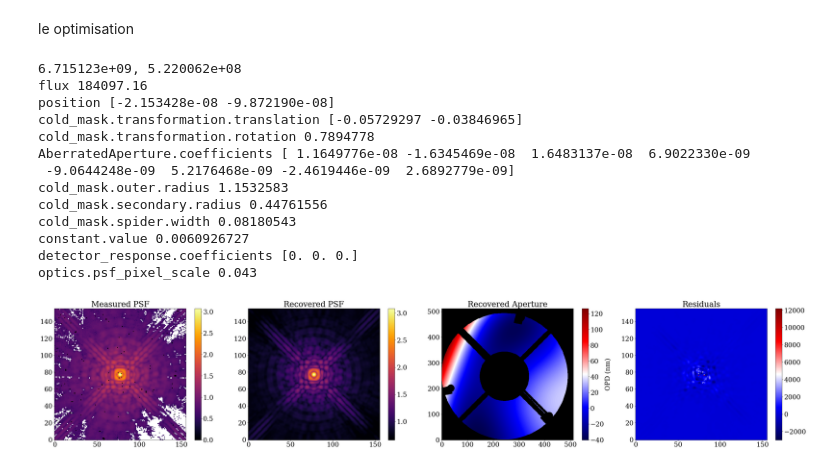
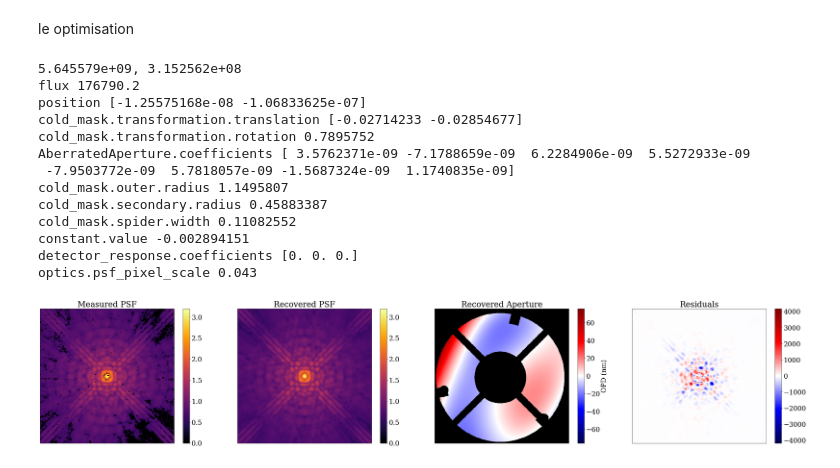
Before and after one commit to h-greer/hubble, a Jupyter notebook: notebooks/single-image.ipynb, the cells around one changed output. Cells and saved outputs as stored; diff of their text form; code cells hidden in the pictures.

Commit message:
more fitting with new aperture values

```diff
--- a/notebooks/single-image.ipynb
+++ b/notebooks/single-image.ipynb
@@ -227,6 +247,23 @@ le optimisation
 pixel_opt = optax.piecewise_constant_schedule(init_value=1e-2*1e-8,
                              boundaries_and_scales={100 : int(1e8)})
 
+optimisers = [
+    optax.adam(1e4),
+    optax.adam(1e-7),
+    optax.adam(1e-2),
+    optax.adam(5e-4),
+    optax.adam(1.5e-10),
+    optax.adam(5e-4),
+    #optax.adam(1e-3),
+    #optax.adam(1e-4),
+    optax.adam(0e-4),
+    optax.adam(5e-4),
+    optax.adam(1e-4),
+    optax.adam(0e-10),
+    optax.adam(0e-2)
+    #optax.adam(1e-2)
+    #optax.adam(pixel_opt)
+]
 optimisers = [
     optax.adam(1e4),
     optax.adam(1e-7),
@@ -251,7 +288,7 @@ optim, opt_state = zdx.get_optimiser(
 
 losses, models = [], []
 for i in tqdm(range(100)):
-    loss, grads = loss_fn(telescope,(cropped_data,cropped_err))
+    loss, grads = loss_fn(telescope,(cropped_data,cropped_err, bad_pix))
     updates, opt_state = optim.update(grads, opt_state)
     telescope = zdx.apply_updates(telescope, updates)
 
@@ -273,47 +310,57 @@ for g in groups:
 
 
 fig, axs = plt.subplots(1,4, figsize=(40,8))
 
 fig.tight_layout()
 
+cmap = matplotlib.colormaps['inferno']
+cmap.set_bad('k',1)
+
 coords = dlu.pixel_coords(512, 2.4)
-cd=axs[0].imshow((cropped_data)**0.125)
+cd=axs[0].imshow((cropped_data)**0.125, vmin=0,vmax=3.2,cmap=cmap)
 plt.colorbar(cd,ax=axs[0])
-tl=axs[1].imshow((telescope.model())**0.125)
+tl=axs[1].imshow((telescope.model())**0.125, vmin=0, vmax=3.2,cmap=cmap)
 plt.colorbar(tl,ax=axs[1])
 #axs[2].imshow(cropped_err)
 cmap = matplotlib.colormaps['seismic']
 cmap.set_bad('k',1)
 support = telescope.optics.transmission(coords,2.4/512)
 support_mask = support.at[support < .5].set(np.nan)
 
-opd = telescope.optics.AberratedAperture.eval_basis(coords)
-apt =axs[2].imshow(support_mask*opd*1e9,cmap=cmap)
+opd = telescope.optics.AberratedAperture.eval_basis(coords)*1e9
+olim = np.max(np.abs(opd))
+apt =axs[2].imshow(support_mask*opd,cmap=cmap,vmin=-olim, vmax=olim)
 plt.colorbar(apt, ax=axs[2]).set_label("OPD (nm)")
 #axs[4].imshow(telescope.detector.pixel_response.pixel_response)
-resid=axs[3].imshow((cropped_data - telescope.model())/cropped_err, cmap='seismic')
+resid = (cropped_data - telescope.model())/cropped_err
+rlim = np.nanmax(np.abs(resid))
+resid=axs[3].imshow(resid, cmap='seismic',vmin=-rlim, vmax=rlim)
 plt.colorbar(resid,ax=axs[3])
 
 axs[0].set_title("Measured PSF")
 axs[1].set_title("Recovered PSF")
 axs[2].set_title("Recovered Aperture")
 axs[3].set_title("Residuals")
 
+for i in range(4):
+    axs[i].set_xticks([])
+    axs[i].set_yticks([])
+
 #axs[1].imshow(telescope.optics.aberrations.eval_basis(coords)*1e9)
 plt.show()
 #plt.imshow(np.abs(telescope.model()-cropped_data)**0.25)
 # %% [output]
-6.715123e+09, 5.220062e+08
-flux 184097.16
-position [-2.153428e-08 -9.872190e-08]
-cold_mask.transformation.translation [-0.05729297 -0.03846965]
-cold_mask.transformation.rotation 0.7894778
-AberratedAperture.coefficients [ 1.1649776e-08 -1.6345469e-08  1.6483137e-08  6.9022330e-09
- -9.0644248e-09  5.2176468e-09 -2.4619446e-09  2.6892779e-09]
-cold_mask.outer.radius 1.1532583
-cold_mask.secondary.radius 0.44761556
-cold_mask.spider.width 0.08180543
-constant.value 0.0060926727
+5.645579e+09, 3.152562e+08
+flux 176790.2
+position [-1.25575168e-08 -1.06833625e-07]
+cold_mask.transformation.translation [-0.02714233 -0.02854677]
+cold_mask.transformation.rotation 0.7895752
+AberratedAperture.coefficients [ 3.5762371e-09 -7.1788659e-09  6.2284906e-09  5.5272933e-09
+ -7.9503772e-09  5.7818057e-09 -1.5687324e-09  1.1740835e-09]
+cold_mask.outer.radius 1.1495807
+cold_mask.secondary.radius 0.45883387
+cold_mask.spider.width 0.11082552
+constant.value -0.002894151
 detector_response.coefficients [0. 0. 0.]
 optics.psf_pixel_scale 0.043
-[figure, old version]
+[figure, new version]
```
Also changed, not shown: parts of 5 cells of this notebook.
